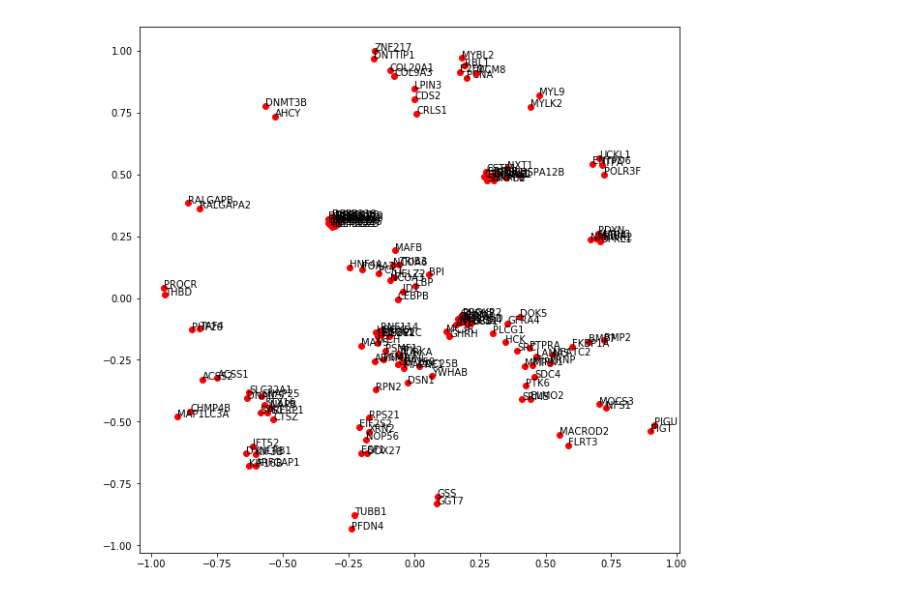
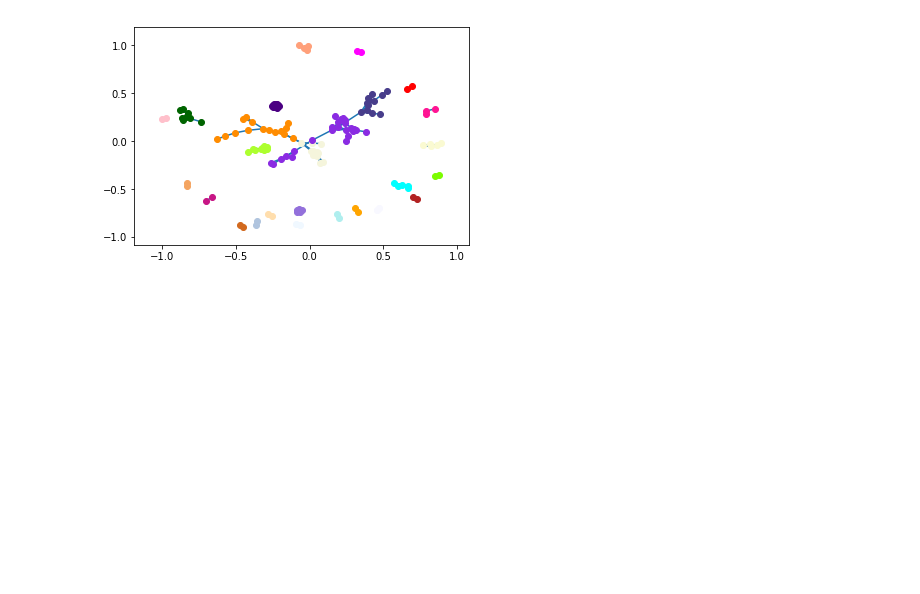
Before and after one commit to jyjenny/bcbbiohacks2018, a Jupyter notebook: ppi_plot.ipynb, the cells around one changed output. Saved outputs shown, nothing was run; the diff lists cells and outputs as text; code cells hidden in the pictures; blank space fills up the shorter version.

```diff
--- a/ppi_plot.ipynb
+++ b/ppi_plot.ipynb
@@ -39,20 +34,39 @@ l = nx.spring_layout(g)
 # %%
-p = [None]*len(l)
-x = [None]*len(l)
-y = [None]*len(l)
+layout = nx.spring_layout(g)
+
+p = [None]*len(layout)
+x = [None]*len(layout)
+y = [None]*len(layout)
 
 i = 0
-for k, v in l.items():
+for k, v in layout.items():
     p[i] = k
     x[i] = v[0]
     y[i] = v[1]
     i += 1
 
-plt.figure(figsize=[10, 10])
-plt.plot(x, y, 'ro')
-for i in range(len(p)):
-    plt.text(x[i], y[i], p[i])
-plt.show()
+# TODO how to pick color palette?!
+colors=[v for k, v in mcolors.CSS4_COLORS.items()]
+colors=[colors[i*5] for i in range(len(communities))]
-# %% [output]
-[figure, removed]
+# %%
+lines = [None]*len(edges)
+for i, e in zip(range(len(edges)), edges):
+    pos0 = layout[e[0]]
+    pos1 = layout[e[1]]
+    lines[i] = [(pos0[0], pos0[1]), (pos1[0], pos1[1])]
+lc = mc.LineCollection(lines)
+
+fig, ax = plt.subplots()
+ax.add_collection(lc)
+ax.autoscale()
+ax.margins(0.1)
+
+for community, color in zip(communities, colors):
+    for protein in community:
+        pos = layout[protein]
+        plt.plot(pos[0], pos[1], color=color, marker='o')
+
+plt.show()
+# %% [output]
+[figure, added]
 # %%
```
Also changed, not shown: parts of 13 cells of this notebook.
